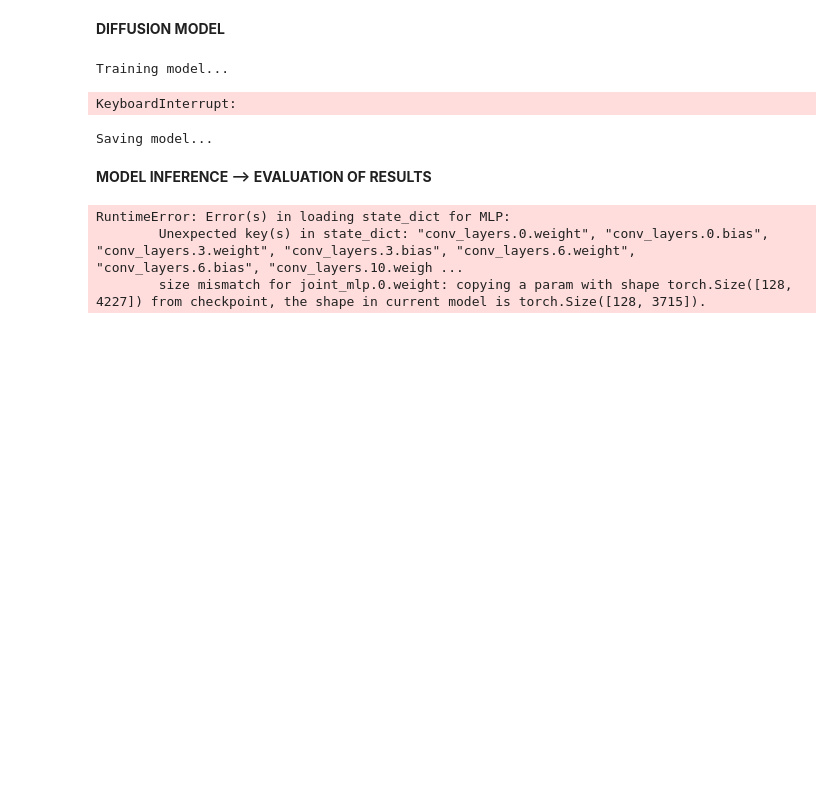
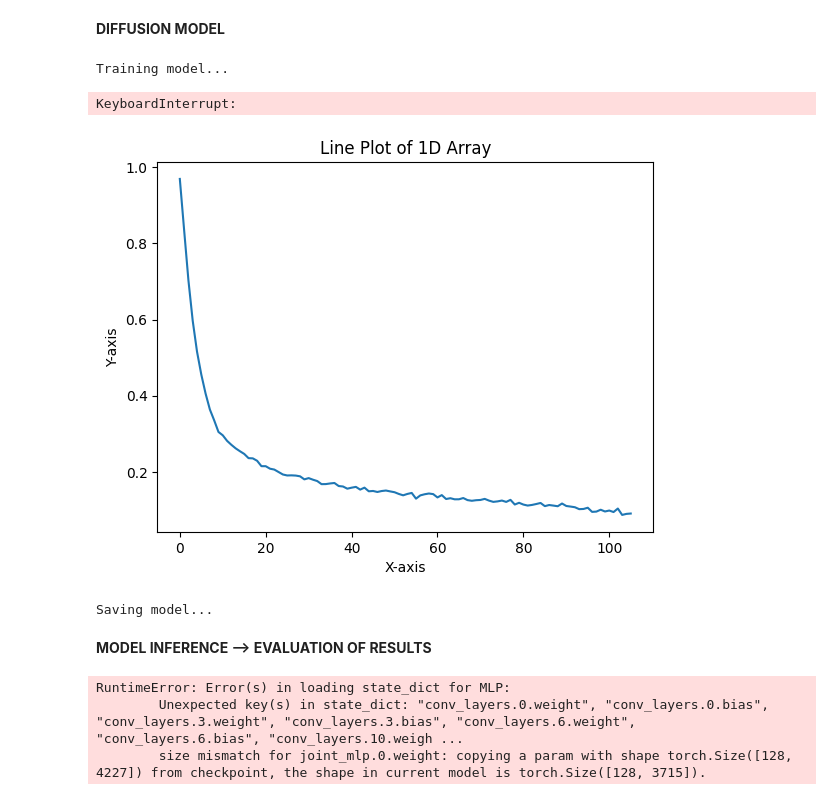
Before and after one commit to ge89raw/ADLRProject, a Jupyter notebook: difusion.ipynb, the cells around one changed output. Saved outputs shown, nothing was run; the diff lists cells and outputs as text; code cells hidden in the pictures; blank space fills up the shorter version.

```diff
--- a/difusion.ipynb
+++ b/difusion.ipynb
@@ -159,7 +161,7 @@ beta_schedule= 'linear'
 learning_rate = 1e-6
 
 #training
-num_epochs = 100
+num_epochs = 50
 # %%
 model = ddpm.MLP(
         hidden_size= hidden_size,
@@ -259,6 +262,19 @@ np.save(f"{outdir}/frames.npy", frames)
 # %% [output]
 Training model...
 KeyboardInterrupt:
+# %%
+# Plot the 1D array as a line plot
+plt.plot(avg_loss)
+
+# Add labels and title (optional)
+plt.xlabel('X-axis')
+plt.ylabel('Y-axis')
+plt.title('Line Plot of 1D Array')
+
+# Show the plot
+plt.show()
+# %% [output]
+[figure, added]
 # %%
 print("Saving model...")
 experiment_name = 'full_normalization'
```
Also changed, not shown: parts of 7 cells of this notebook.
